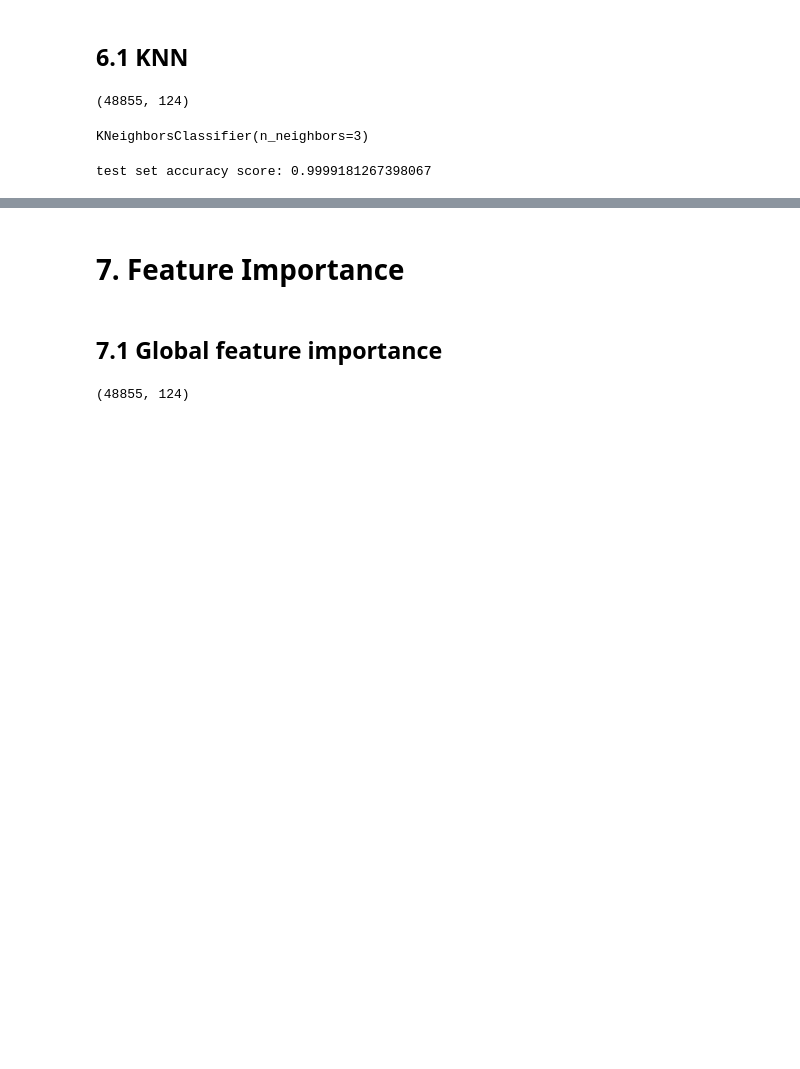
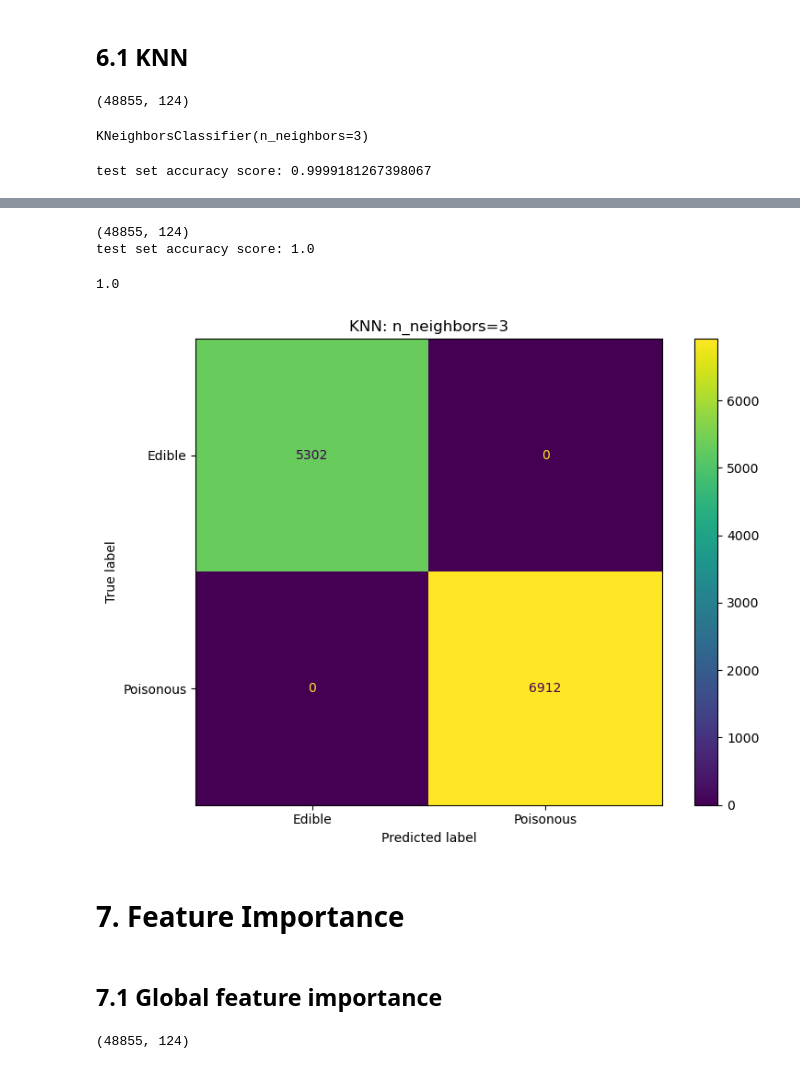
Before and after one commit to kathywu1201/Mushroom_Edibility_Classification_ML_Project, a Jupyter notebook: mushroom_ml_code_final_ver1.ipynb, the cells around one changed output, grey strips where cells are left out. Cells and saved outputs as stored; diff of their text form; code cells hidden in the pictures; blank space fills up the shorter version.

```diff
--- a/mushroom_ml_code_final_ver1.ipynb
+++ b/mushroom_ml_code_final_ver1.ipynb
@@ -849,3 +903,37 @@ plt.show()
+# %%
+X_train, X_test, y_train, y_test = train_test_split(X, y, train_size=0.8, random_state=0)
+
+clf = Pipeline(steps=[('preprocessor', preprocessor)]) # for now we only preprocess
+                                                       # later on we will add train steps here
+clf.set_output(transform='pandas')
+
+X_train_prep = clf.fit_transform(X_train) # save for later use
+X_test_prep = clf.transform(X_test)
+print(X_train_prep.shape)
+
+# choose KNN as the final model
+final_model = KNeighborsClassifier(n_neighbors=3)
+final_model.fit(X_train_prep, y_train)
+
+y_pred = final_model.predict(X_test_prep)
+print(f'test set accuracy score: {final_model.score(X_test_prep, y_test)}')
+# %% [output]
+(48855, 124)
+test set accuracy score: 1.0
+# %%
+f1_score(y_pred, y_test)
+# %% [output]
+1.0
+# %%
+cm = confusion_matrix(y_test,y_pred)
+disp = ConfusionMatrixDisplay(cm,display_labels=['Edible', 'Poisonous'])
+fig, ax = plt.subplots(figsize=(8,6))
+plt.title('KNN: n_neighbors=3')
+disp.plot(ax=ax)
+plt.tight_layout()
+plt.show()
+# %% [output]
+[figure, added]
 # %% [markdown]
 # 7. Feature Importance
 # %% [markdown]
```
Also changed, not shown: parts of 6 cells of this notebook, 9 other files.
